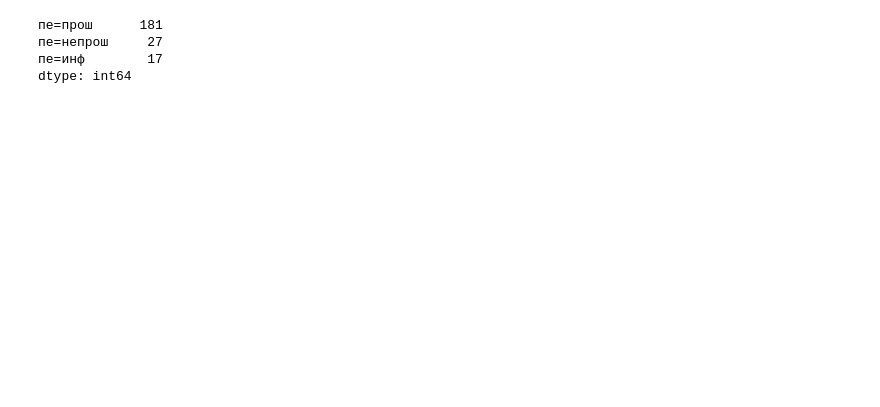
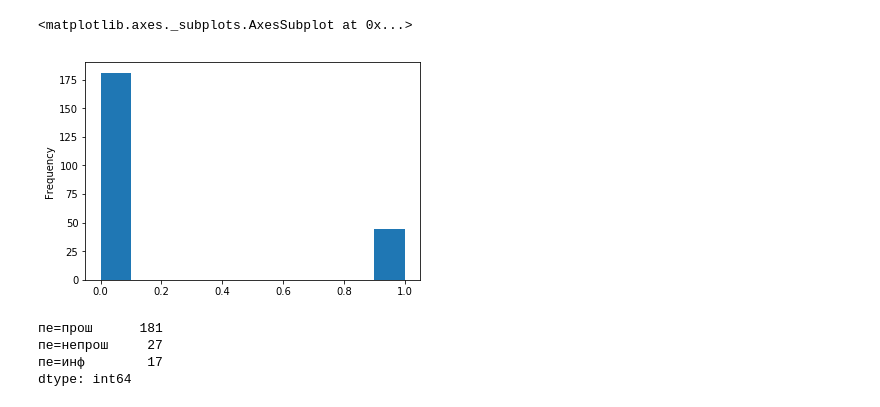
Before and after one commit to eszakharova/cxg_project, a Jupyter notebook: lightning_decision_tree.ipynb, the cells around one changed output. Saved outputs shown, nothing was run; the diff lists cells and outputs as text; code cells hidden in the pictures; blank space fills up the shorter version.

```diff
--- a/lightning_decision_tree.ipynb
+++ b/lightning_decision_tree.ipynb
@@ -30,3 +47,8 @@ tense = pd.Series(tense)
+# %%
+data.Obj.plot(kind='hist')
+# %% [output]
+<matplotlib.axes._subplots.AxesSubplot at 0x...>
+[figure, added]
 # %%
 tense.value_counts()
 # %% [output]
```
Also changed, not shown: parts of 5 cells of this notebook, 3 other files.
